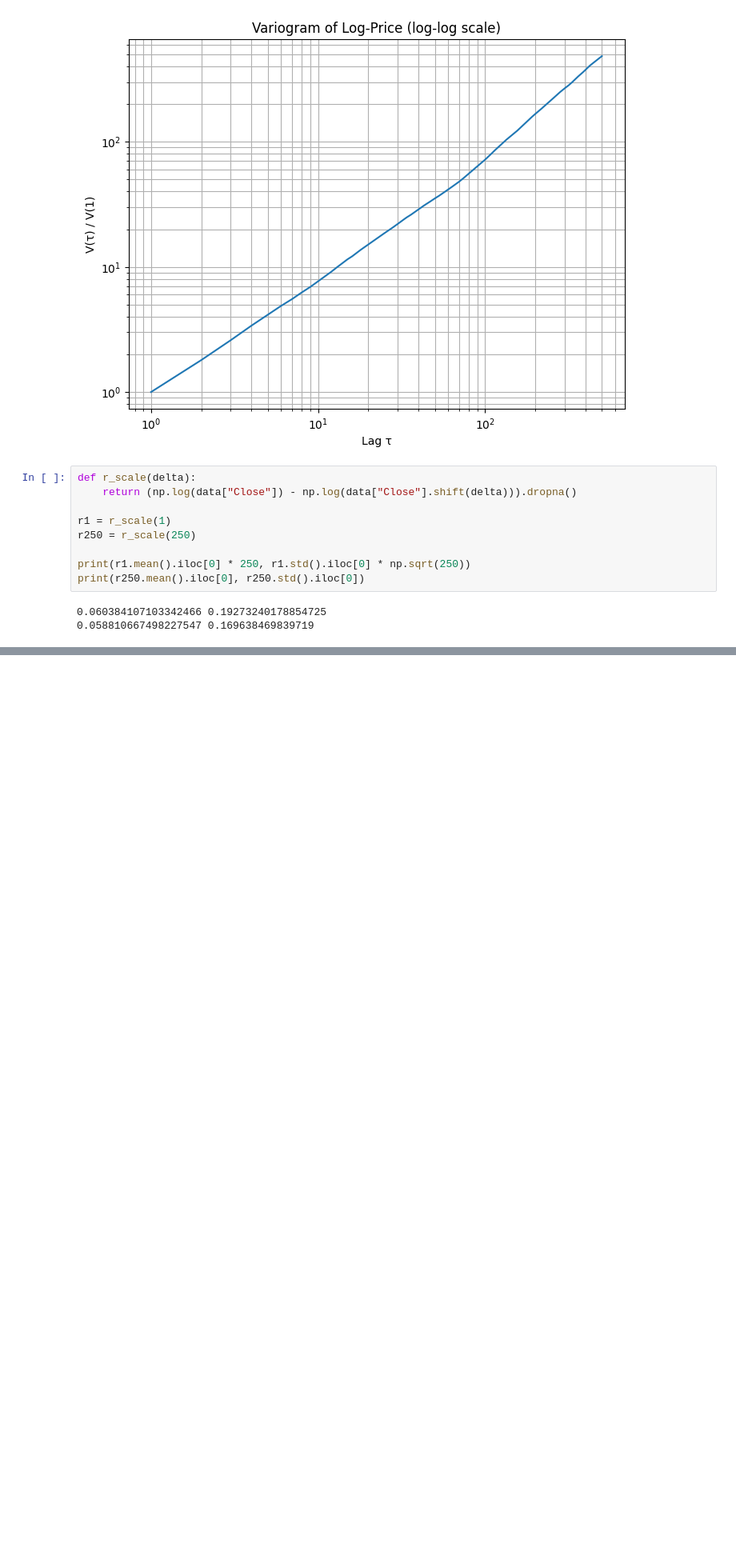
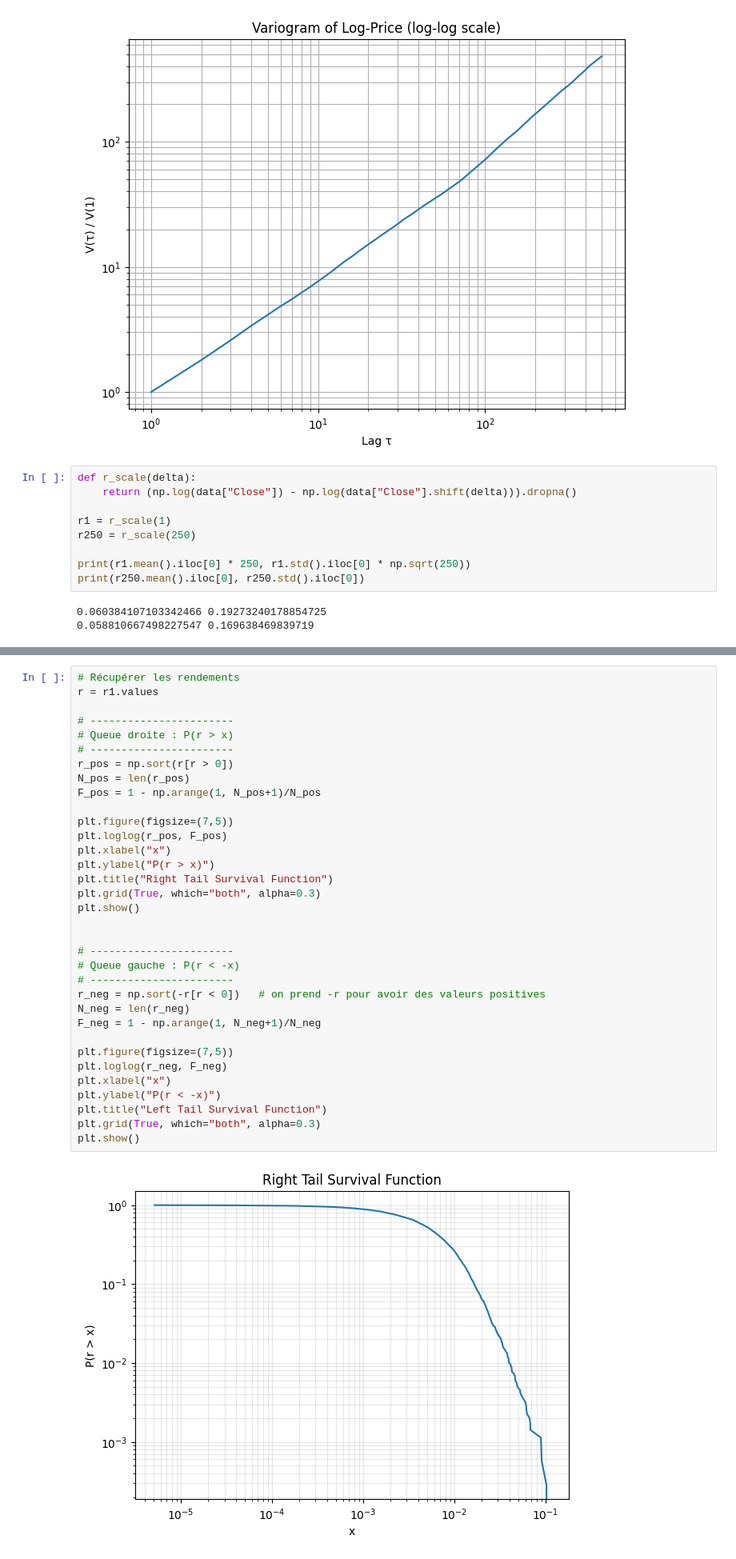
Before and after one commit to maxence2508/maths-fi, a Jupyter notebook: other-simulations/stylized-facts-in-financial-time-series.ipynb, the cells around one changed output, grey strips where cells are left out. Shown at 80% size. Cells and saved outputs as stored; diff of their text form; blank space fills up the shorter version.

```diff
--- a/other-simulations/stylized-facts-in-financial-time-series.ipynb
+++ b/other-simulations/stylized-facts-in-financial-time-series.ipynb
@@ -100,0 +130,36 @@ print(r250.mean().iloc[0], r250.std().iloc[0])
+# %%
+# Récupérer les rendements
+r = r1.values
+
+# -----------------------
+# Queue droite : P(r > x)
+# -----------------------
+r_pos = np.sort(r[r > 0])
+N_pos = len(r_pos)
+F_pos = 1 - np.arange(1, N_pos+1)/N_pos
+
+plt.figure(figsize=(7,5))
+plt.loglog(r_pos, F_pos)
+plt.xlabel("x")
+plt.ylabel("P(r > x)")
+plt.title("Right Tail Survival Function")
+plt.grid(True, which="both", alpha=0.3)
+plt.show()
+
+
+# -----------------------
+# Queue gauche : P(r < -x)
+# -----------------------
+r_neg = np.sort(-r[r < 0])   # on prend -r pour avoir des valeurs positives
+N_neg = len(r_neg)
+F_neg = 1 - np.arange(1, N_neg+1)/N_neg
+
+plt.figure(figsize=(7,5))
+plt.loglog(r_neg, F_neg)
+plt.xlabel("x")
+plt.ylabel("P(r < -x)")
+plt.title("Left Tail Survival Function")
+plt.grid(True, which="both", alpha=0.3)
+plt.show()
+# %% [output]
+[figure, added]
```
Also changed, not shown: parts of 8 cells of this notebook.
